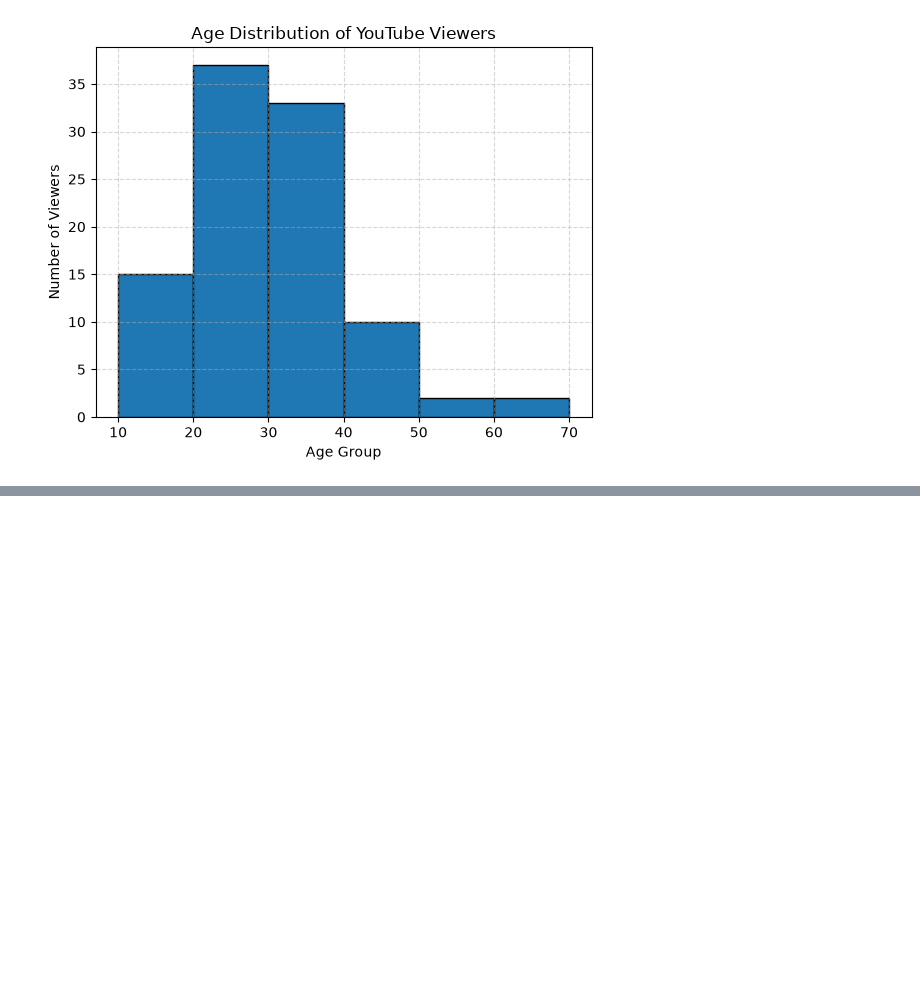
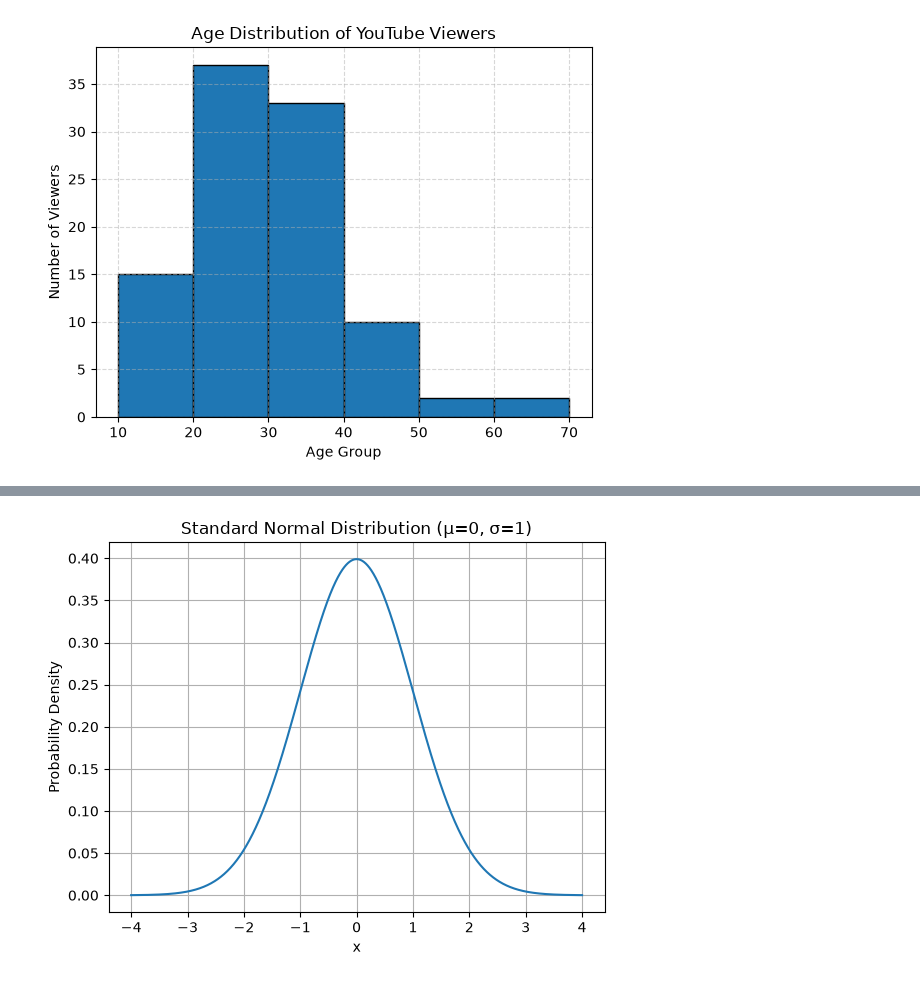
Before and after one commit to Luckyverma04/ultimate-data-science, a Jupyter notebook: Matplotlib/histogram.ipynb, the cells around one changed output, grey strips where cells are left out. Cells and saved outputs as stored; diff of their text form; code cells hidden in the pictures; blank space fills up the shorter version.

```diff
--- a/Matplotlib/histogram.ipynb
+++ b/Matplotlib/histogram.ipynb
@@ -26,0 +50,22 @@ plt.grid(True, linestyle='--', alpha=0.5)
+# %%
+import numpy as np
+import matplotlib.pyplot as plt
+from scipy.stats import norm
+
+# Generate values
+x = np.linspace(-4, 4, 1000)
+mean = 0
+std_dev = 1
+
+# Get the probability density
+y = norm.pdf(x, loc=mean, scale=std_dev)
+
+# Plot
+plt.plot(x, y)
+plt.title("Standard Normal Distribution (μ=0, σ=1)")
+plt.xlabel("x")
+plt.ylabel("Probability Density")
+plt.grid(True)
+plt.show()
+# %% [output]
+[figure, added]
```
Also changed, not shown: parts of 2 cells of this notebook.
